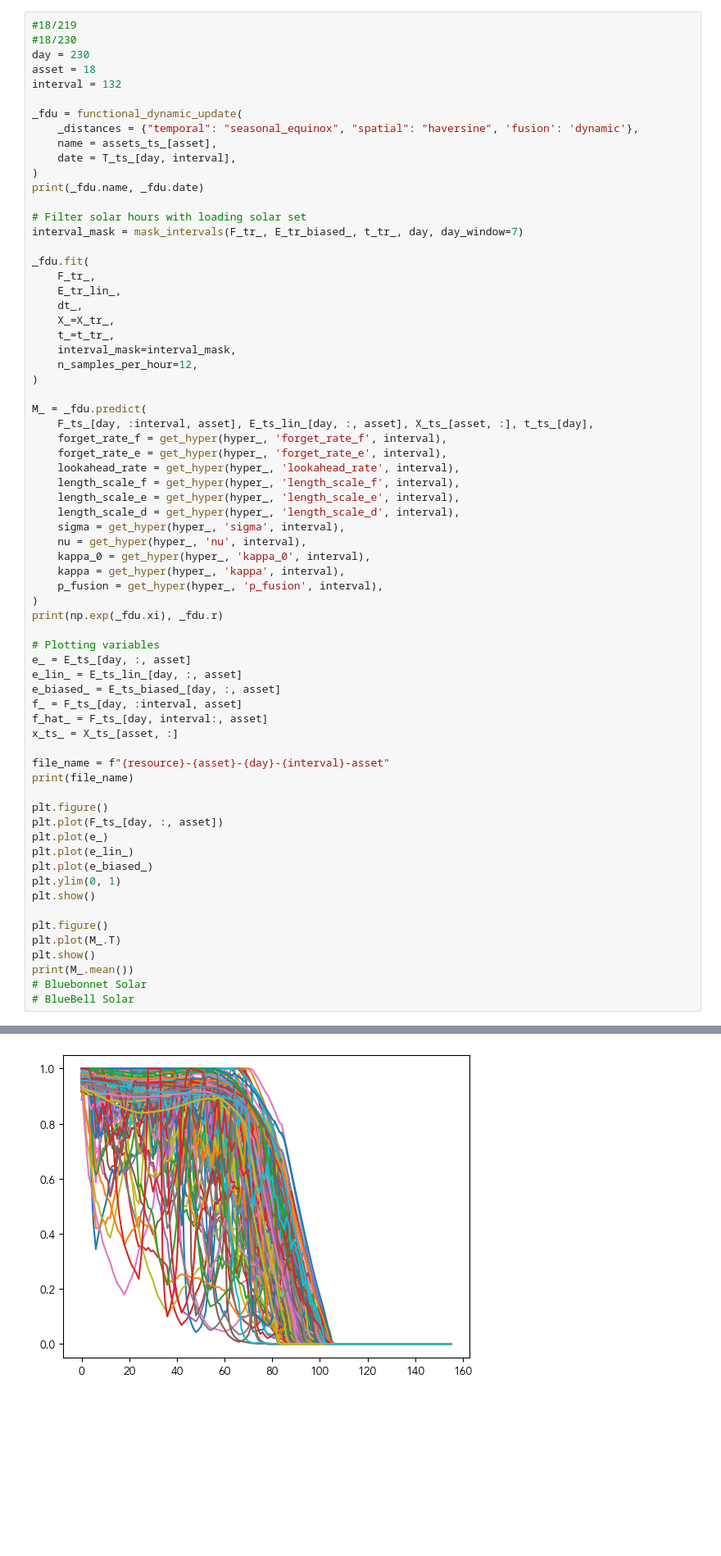
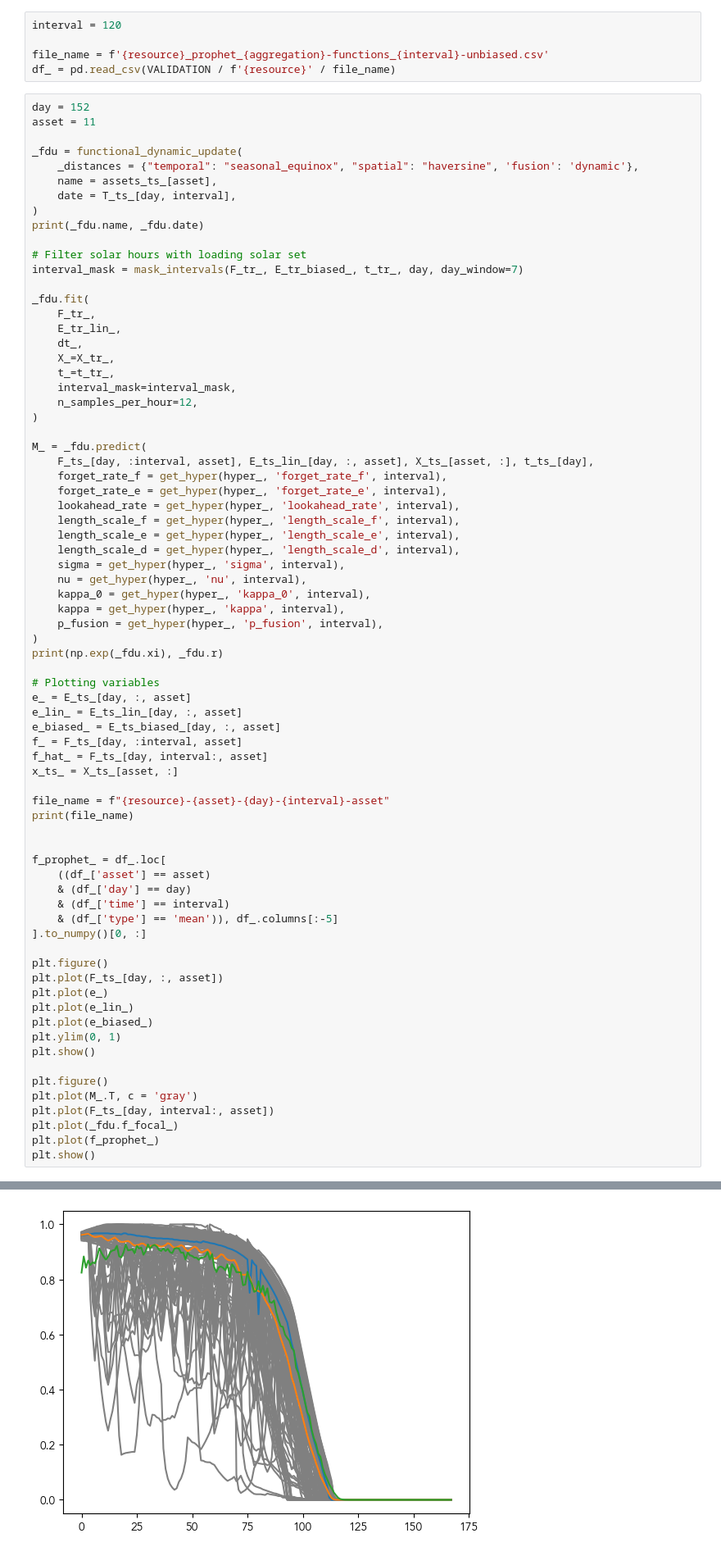
Before and after one commit to gterren/functional_forecast_dynamic_update, a Jupyter notebook: notebooks/solar_asset_ffc_viz.ipynb, the cells around one changed output, grey strips where cells are left out. Shown at 82% size. Cells and saved outputs as stored; diff of their text form; blank space fills up the shorter version.

Commit message:
figures and tables files

```diff
--- a/notebooks/solar_asset_ffc_viz.ipynb
+++ b/notebooks/solar_asset_ffc_viz.ipynb
@@ -176,11 +176,13 @@ print(df_fmt)
 # %% [markdown]
 # Functional kNNs dynamic update
+# %%
+interval = 120
+
+file_name = f'{resource}_prophet_{aggregation}-functions_{interval}-unbiased.csv'
+df_ = pd.read_csv(VALIDATION / f'{resource}' / file_name)
 # %%
-#18/219
-#18/230
-day = 230
-asset = 18
-interval = 132
+day = 152
+asset = 11
 
 _fdu = functional_dynamic_update(
     _distances = {"temporal": "seasonal_equinox", "spatial": "haversine", 'fusion': 'dynamic'},
@@ -229,6 +231,14 @@ x_ts_ = X_ts_[asset, :]
 file_name = f"{resource}-{asset}-{day}-{interval}-asset"
 print(file_name)
 
+
+f_prophet_ = df_.loc[
+    ((df_['asset'] == asset)
+    & (df_['day'] == day)
+    & (df_['time'] == interval)
+    & (df_['type'] == 'mean')), df_.columns[:-5]
+].to_numpy()[0, :]
+
 plt.figure()
 plt.plot(F_ts_[day, :, asset])
 plt.plot(e_)
@@ -238,9 +248,9 @@ plt.ylim(0, 1)
 plt.show()
 
 plt.figure()
-plt.plot(M_.T)
+plt.plot(M_.T, c = 'gray')
+plt.plot(F_ts_[day, interval:, asset])
+plt.plot(_fdu.f_focal_)
+plt.plot(f_prophet_)
 plt.show()
-print(M_.mean())
-# Bluebonnet Solar
-# BlueBell Solar
 # %% [output]
@@ -251 +261 @@ solar-18-230-132-asset
-[figure, old version]
+[figure, new version]
```
Also changed, not shown: parts of 3 cells of this notebook, 12 other files.
